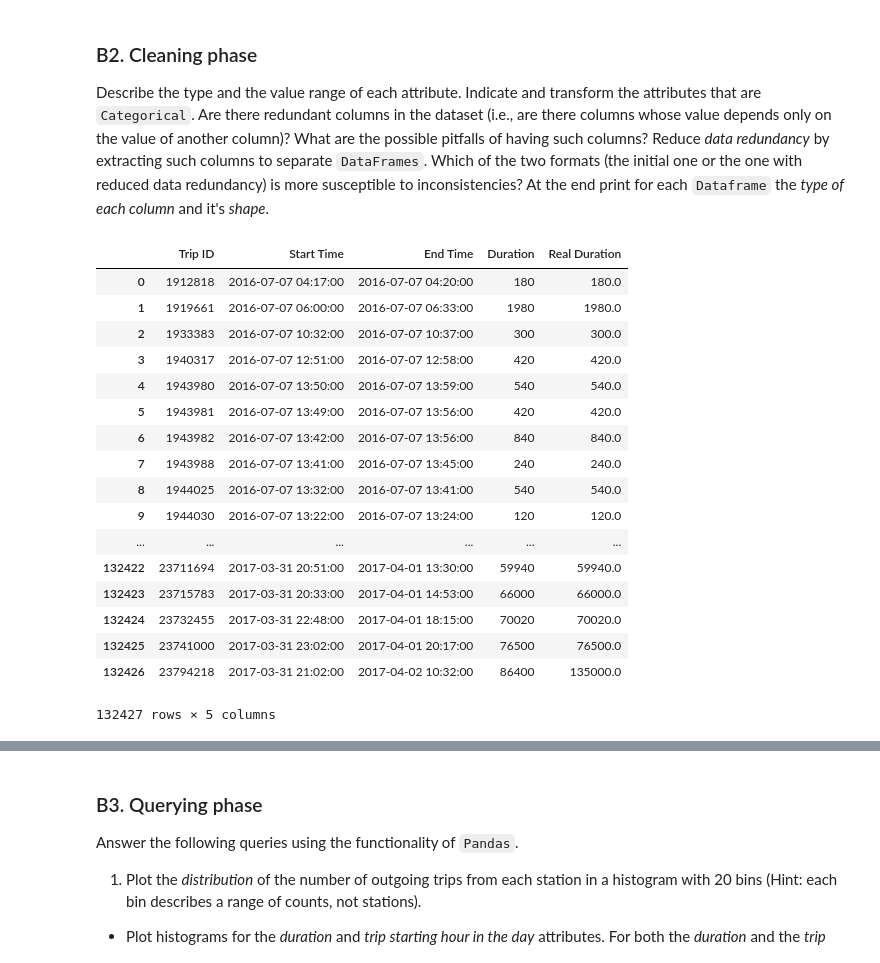
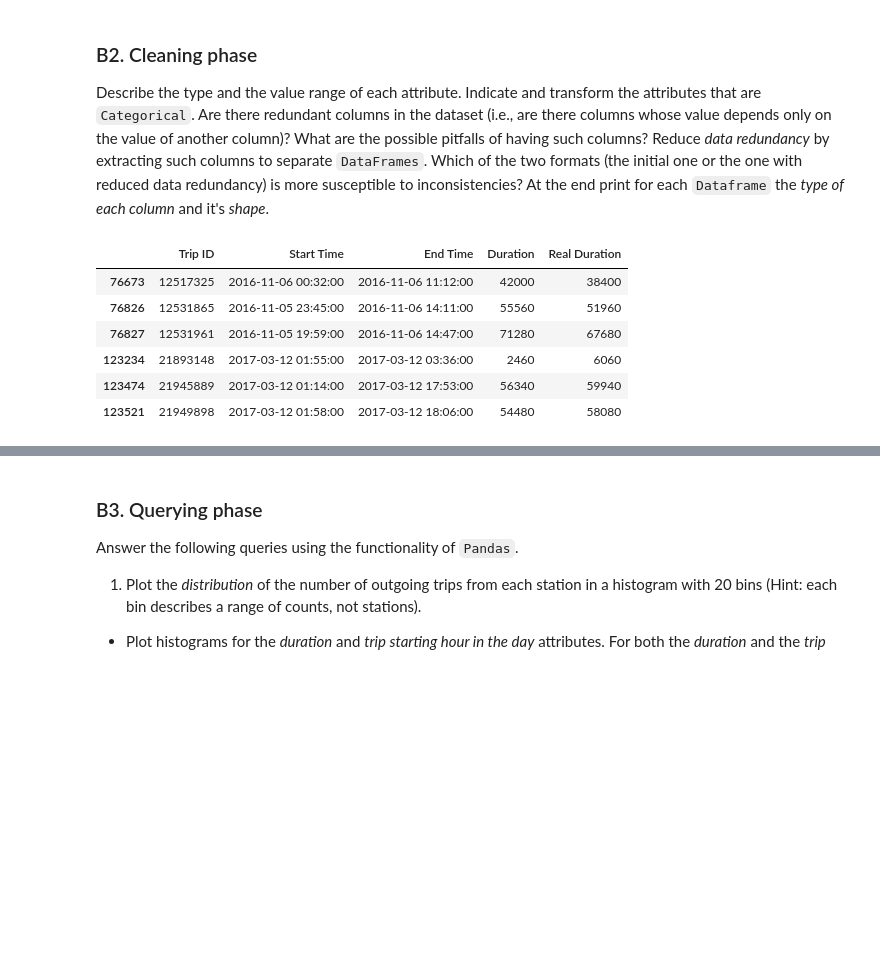
Before and after one commit to Sytta/ADA2018-Homework-CANada, a Jupyter notebook: 01 - Pandas and Data Wrangling/Exercise 1.ipynb, the cells around one changed output, grey strips where cells are left out. Drawn from its saved outputs; the diff is of its cells as text; code cells hidden in the pictures; blank space fills up the shorter version.

```diff
--- a/01 - Pandas and Data Wrangling/Exercise 1.ipynb
+++ b/01 - Pandas and Data Wrangling/Exercise 1.ipynb
@@ -264,29 +242,20 @@ passholder_type_duration = bike_file[['Passholder Type', 'Plan Duration']].drop_
 # %%
 # Separate trip_duration into another dataframe
 trip_duration = bike_file[['Trip ID', 'Start Time', 'End Time', 'Duration']]
 trip_duration = trip_duration.sort_values(by='Trip ID').reset_index(drop=True)
 # Convert time into real time
 trip_duration['Start Time'] = pd.to_datetime(trip_duration['Start Time'])
 trip_duration['End Time'] = pd.to_datetime(trip_duration['End Time'])
 # Verify the Duration is all good
 trip_duration['Real Duration'] = (trip_duration['End Time'] - trip_duration['Start Time']).dt.total_seconds()
-trip_duration
+trip_duration['Real Duration'] = trip_duration['Real Duration'].astype(int)
+
+trip_duration.loc[(trip_duration['Duration']!=trip_duration['Real Duration']) & (trip_duration['Duration']!=86400)]
 # %% [output]
 |  | Trip ID | Start Time | End Time | Duration | Real Duration |
-| 0 | 1912818 | 2016-07-07 04:17:00 | 2016-07-07 04:20:00 | 180 | 180.0 |
-| 1 | 1919661 | 2016-07-07 06:00:00 | 2016-07-07 06:33:00 | 1980 | 1980.0 |
-| 2 | 1933383 | 2016-07-07 10:32:00 | 2016-07-07 10:37:00 | 300 | 300.0 |
-| 3 | 1940317 | 2016-07-07 12:51:00 | 2016-07-07 12:58:00 | 420 | 420.0 |
-| 4 | 1943980 | 2016-07-07 13:50:00 | 2016-07-07 13:59:00 | 540 | 540.0 |
-| 5 | 1943981 | 2016-07-07 13:49:00 | 2016-07-07 13:56:00 | 420 | 420.0 |
-| 6 | 1943982 | 2016-07-07 13:42:00 | 2016-07-07 13:56:00 | 840 | 840.0 |
-| 7 | 1943988 | 2016-07-07 13:41:00 | 2016-07-07 13:45:00 | 240 | 240.0 |
-| 8 | 1944025 | 2016-07-07 13:32:00 | 2016-07-07 13:41:00 | 540 | 540.0 |
-| 9 | 1944030 | 2016-07-07 13:22:00 | 2016-07-07 13:24:00 | 120 | 120.0 |
-| ... | ... | ... | ... | ... | ... |
-| 132422 | 23711694 | 2017-03-31 20:51:00 | 2017-04-01 13:30:00 | 59940 | 59940.0 |
-| 132423 | 23715783 | 2017-03-31 20:33:00 | 2017-04-01 14:53:00 | 66000 | 66000.0 |
-| 132424 | 23732455 | 2017-03-31 22:48:00 | 2017-04-01 18:15:00 | 70020 | 70020.0 |
-| 132425 | 23741000 | 2017-03-31 23:02:00 | 2017-04-01 20:17:00 | 76500 | 76500.0 |
-| 132426 | 23794218 | 2017-03-31 21:02:00 | 2017-04-02 10:32:00 | 86400 | 135000.0 |
+| 76673 | 12517325 | 2016-11-06 00:32:00 | 2016-11-06 11:12:00 | 42000 | 38400 |
+| 76826 | 12531865 | 2016-11-05 23:45:00 | 2016-11-06 14:11:00 | 55560 | 51960 |
+| 76827 | 12531961 | 2016-11-05 19:59:00 | 2016-11-06 14:47:00 | 71280 | 67680 |
+| 123234 | 21893148 | 2017-03-12 01:55:00 | 2017-03-12 03:36:00 | 2460 | 6060 |
+| 123474 | 21945889 | 2017-03-12 01:14:00 | 2017-03-12 17:53:00 | 56340 | 59940 |
+| 123521 | 21949898 | 2017-03-12 01:58:00 | 2017-03-12 18:06:00 | 54480 | 58080 |
-132427 rows × 5 columns
```
Also changed, not shown: parts of 20 cells of this notebook, 1 other file.
